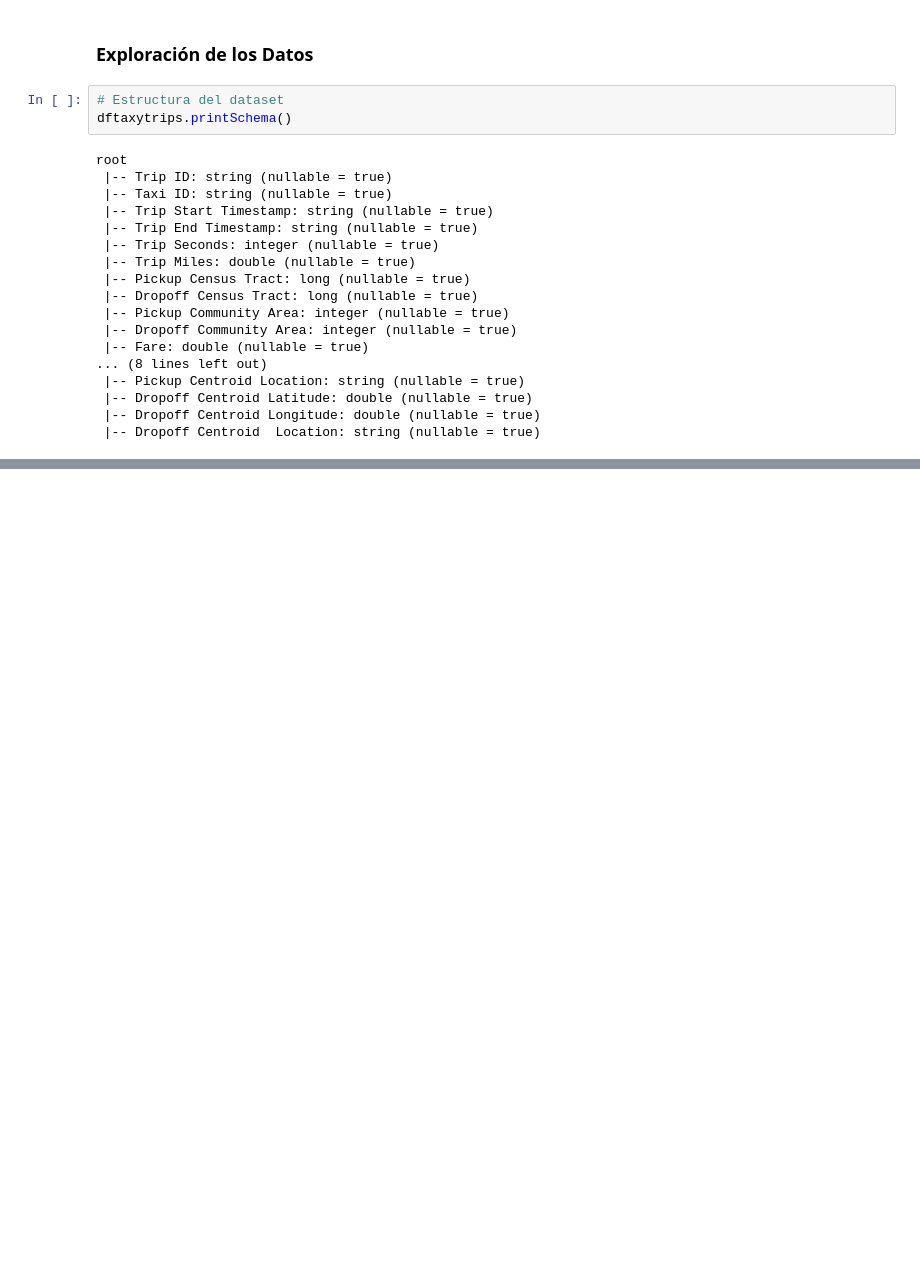
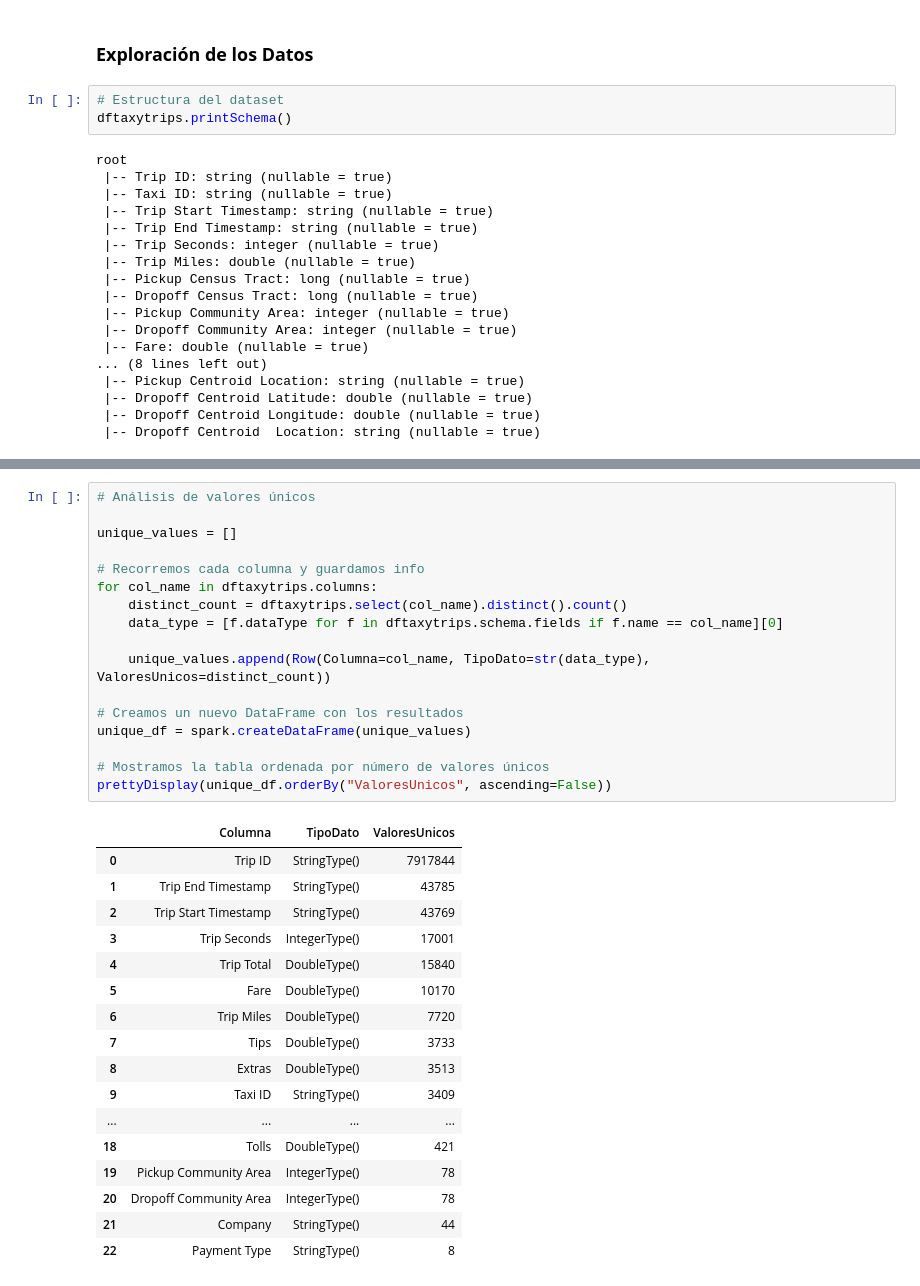
Before and after one commit to Dustec/BigData-Team26, a Jupyter notebook: Notebook.ipynb, the cells around one changed output, grey strips where cells are left out. Cells and saved outputs as stored; diff of their text form; blank space fills up the shorter version.

```diff
--- a/Notebook.ipynb
+++ b/Notebook.ipynb
@@ -153,3 +138,38 @@ dftaxytrips.describe().show()
+# %%
+# Análisis de valores únicos
+
+unique_values = []
+
+# Recorremos cada columna y guardamos info
+for col_name in dftaxytrips.columns:
+    distinct_count = dftaxytrips.select(col_name).distinct().count()
+    data_type = [f.dataType for f in dftaxytrips.schema.fields if f.name == col_name][0]
+
+    unique_values.append(Row(Columna=col_name, TipoDato=str(data_type), ValoresUnicos=distinct_count))
+
+# Creamos un nuevo DataFrame con los resultados
+unique_df = spark.createDataFrame(unique_values)
+
+# Mostramos la tabla ordenada por número de valores únicos
+prettyDisplay(unique_df.orderBy("ValoresUnicos", ascending=False))
+# %% [output]
+|  | Columna | TipoDato | ValoresUnicos |
+| 0 | Trip ID | StringType() | 7917844 |
+| 1 | Trip End Timestamp | StringType() | 43785 |
+| 2 | Trip Start Timestamp | StringType() | 43769 |
+| 3 | Trip Seconds | IntegerType() | 17001 |
+| 4 | Trip Total | DoubleType() | 15840 |
+| 5 | Fare | DoubleType() | 10170 |
+| 6 | Trip Miles | DoubleType() | 7720 |
+| 7 | Tips | DoubleType() | 3733 |
+| 8 | Extras | DoubleType() | 3513 |
+| 9 | Taxi ID | StringType() | 3409 |
+| ... | ... | ... | ... |
+| 18 | Tolls | DoubleType() | 421 |
+| 19 | Pickup Community Area | IntegerType() | 78 |
+| 20 | Dropoff Community Area | IntegerType() | 78 |
+| 21 | Company | StringType() | 44 |
+| 22 | Payment Type | StringType() | 8 |
 # %%
 # Análisis de valores faltantes en 'dftaxytrips'
 missing_taxytrips = dftaxytrips.select([
```
Also changed, not shown: parts of 14 cells of this notebook, 1 other file.
